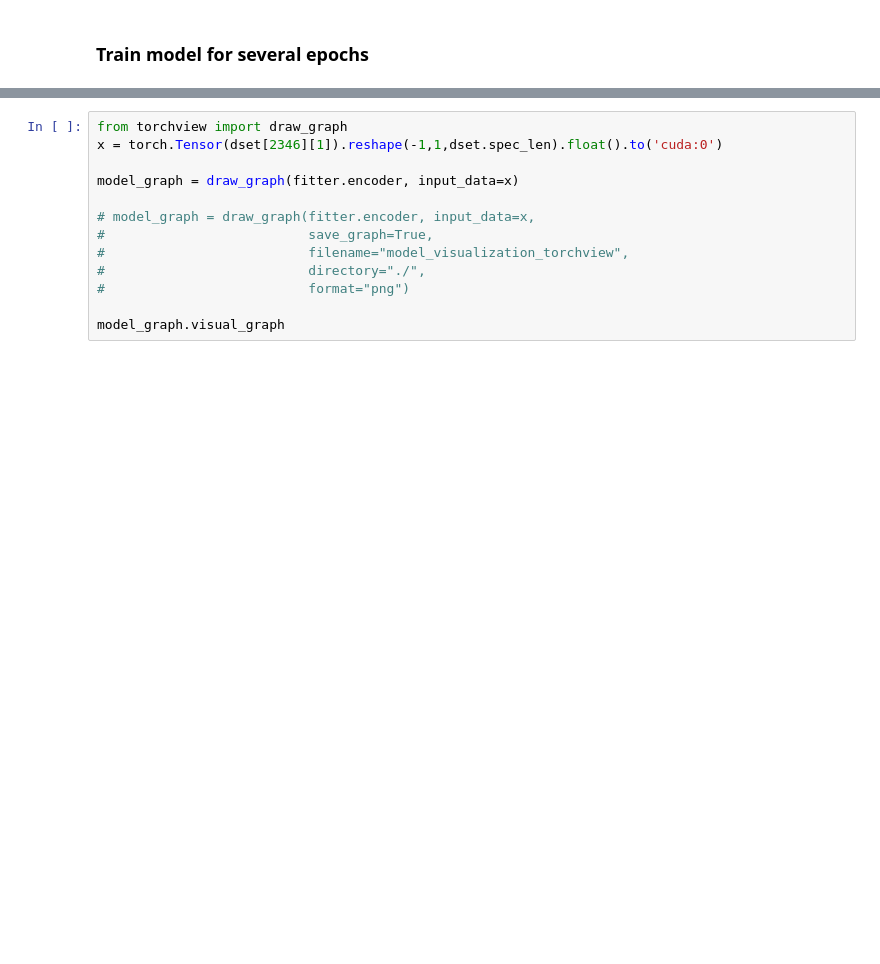
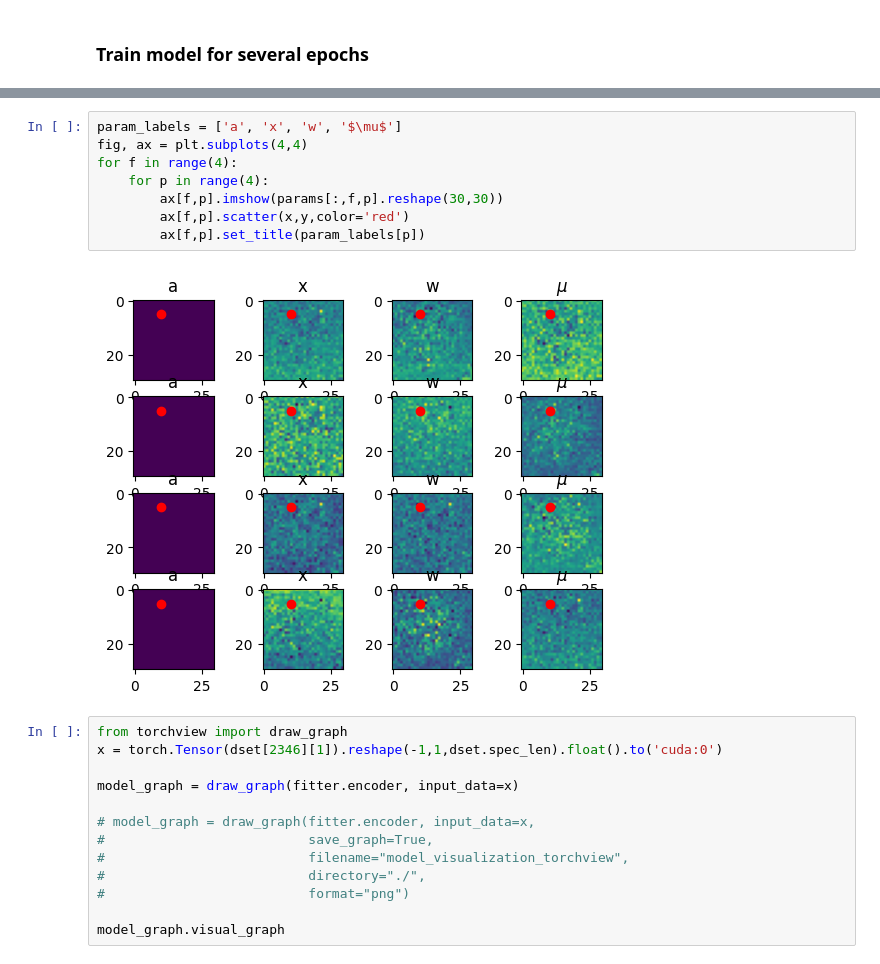
Before and after one commit to zhangxinqiao314/Gaussian_Sampler, a Jupyter notebook: Notebooks/UIUC_reduced_signal_eels.ipynb, the cells around one changed output, grey strips where cells are left out. Saved outputs shown, nothing was run; the diff lists cells and outputs as text; blank space fills up the shorter version.

```diff
--- a/Notebooks/UIUC_reduced_signal_eels.ipynb
+++ b/Notebooks/UIUC_reduced_signal_eels.ipynb
@@ -323,3 +383,13 @@ fitter.encoder(x)
+# %%
+param_labels = ['a', 'x', 'w', '$\mu$']
+fig, ax = plt.subplots(4,4)
+for f in range(4):
+    for p in range(4):
+        ax[f,p].imshow(params[:,f,p].reshape(30,30))
+        ax[f,p].scatter(x,y,color='red')
+        ax[f,p].set_title(param_labels[p])
+# %% [output]
+[figure, added]
 # %%
 from torchview import draw_graph
 x = torch.Tensor(dset[2346][1]).reshape(-1,1,dset.spec_len).float().to('cuda:0')
```
Also changed, not shown: parts of 20 cells of this notebook, 2 other files.
